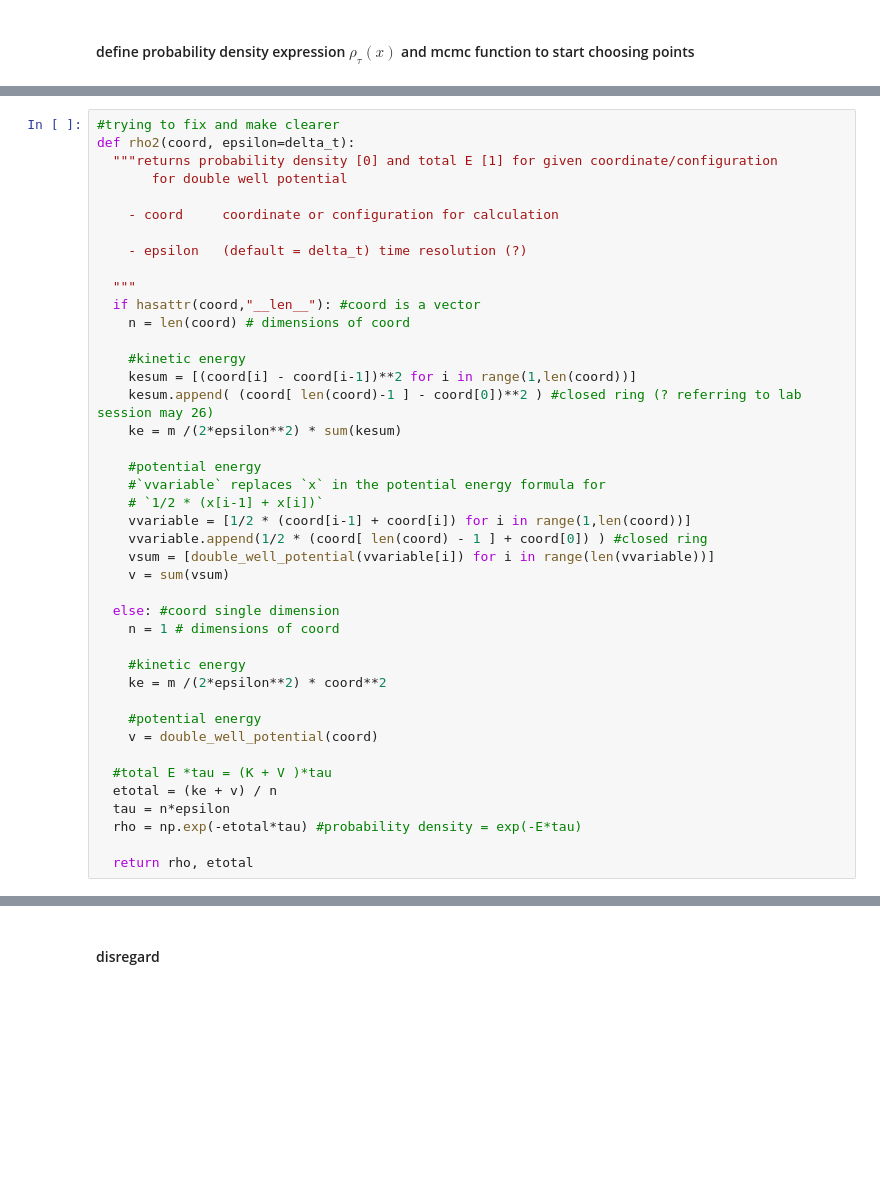
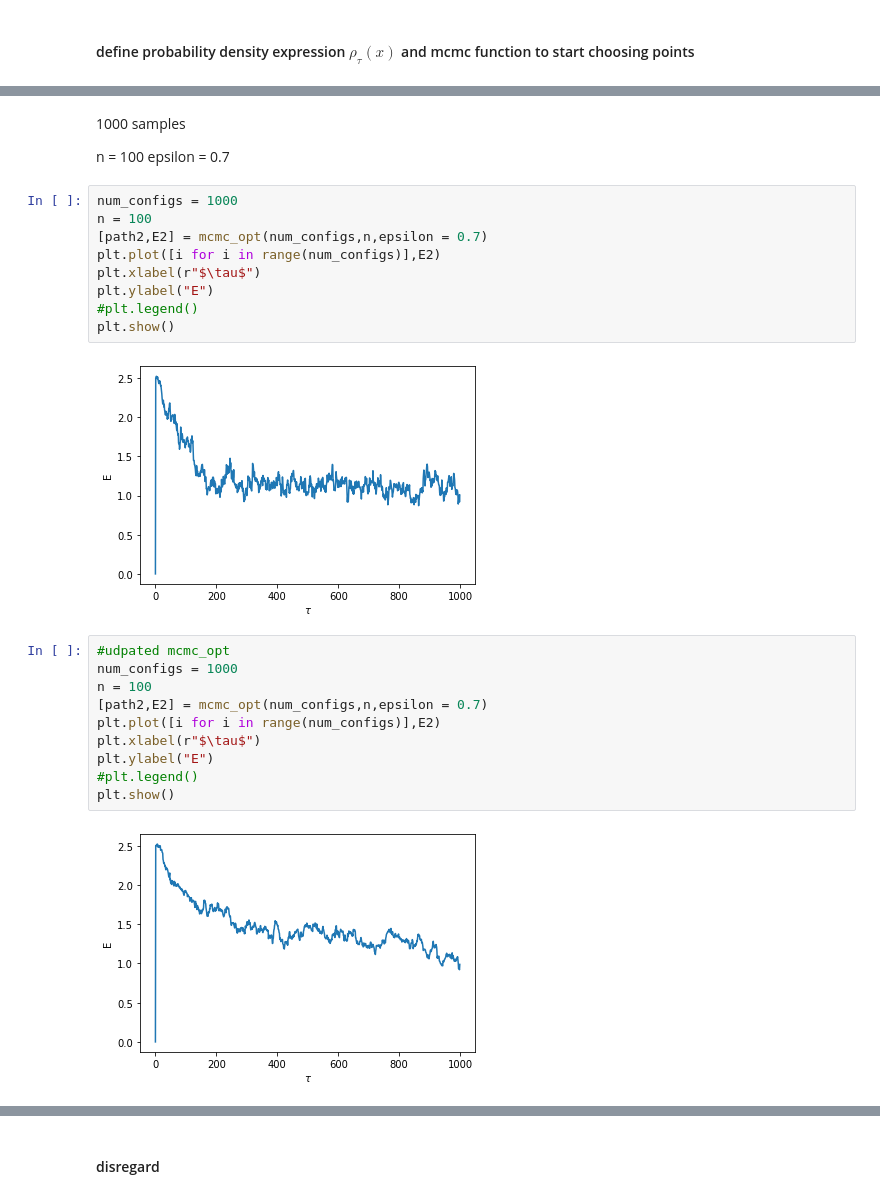
Before and after one commit to chrisamz/142-Final-Project, a Jupyter notebook: PHYS142_project.ipynb, the cells around one changed output, grey strips where cells are left out. Drawn from its saved outputs; the diff is of its cells as text; blank space fills up the shorter version.

```diff
--- a/PHYS142_project.ipynb
+++ b/PHYS142_project.ipynb
@@ -229,42 +335,28 @@ No handles with labels found to put in legend.
-# %%
-#trying to fix and make clearer
-def rho2(coord, epsilon=delta_t):
-  """returns probability density [0] and total E [1] for given coordinate/configuration
-       for double well potential
-
-    - coord     coordinate or configuration for calculation
-
-    - epsilon   (default = delta_t) time resolution (?)
-
-  """
-  if hasattr(coord,"__len__"): #coord is a vector
-    n = len(coord) # dimensions of coord
-
-    #kinetic energy
-    kesum = [(coord[i] - coord[i-1])**2 for i in range(1,len(coord))]
-    kesum.append( (coord[ len(coord)-1 ] - coord[0])**2 ) #closed ring (? referring to lab session may 26)
-    ke = m /(2*epsilon**2) * sum(kesum)
-
-    #potential energy
-    #`vvariable` replaces `x` in the potential energy formula for
-    # `1/2 * (x[i-1] + x[i])`
-    vvariable = [1/2 * (coord[i-1] + coord[i]) for i in range(1,len(coord))]
-    vvariable.append(1/2 * (coord[ len(coord) - 1 ] + coord[0]) ) #closed ring
-    vsum = [double_well_potential(vvariable[i]) for i in range(len(vvariable))]
-    v = sum(vsum)
-
-  else: #coord single dimension
-    n = 1 # dimensions of coord
-
-    #kinetic energy
-    ke = m /(2*epsilon**2) * coord**2
-
-    #potential energy
-    v = double_well_potential(coord)
-
-  #total E *tau = (K + V )*tau
-  etotal = (ke + v) / n
-  tau = n*epsilon
-  rho = np.exp(-etotal*tau) #probability density = exp(-E*tau)
-
-  return rho, etotal
+# %% [markdown]
+1000 samples
+
+n = 100
+epsilon = 0.7
+# %%
+num_configs = 1000
+n = 100
+[path2,E2] = mcmc_opt(num_configs,n,epsilon = 0.7)
+plt.plot([i for i in range(num_configs)],E2)
+plt.xlabel(r"$\tau$")
+plt.ylabel("E")
+#plt.legend()
+plt.show()
+# %% [output]
+[figure, added]
+# %%
+#udpated mcmc_opt
+num_configs = 1000
+n = 100
+[path2,E2] = mcmc_opt(num_configs,n,epsilon = 0.7)
+plt.plot([i for i in range(num_configs)],E2)
+plt.xlabel(r"$\tau$")
+plt.ylabel("E")
+#plt.legend()
+plt.show()
+# %% [output]
+[figure, added]
```
Also changed, not shown: parts of 31 cells of this notebook.
